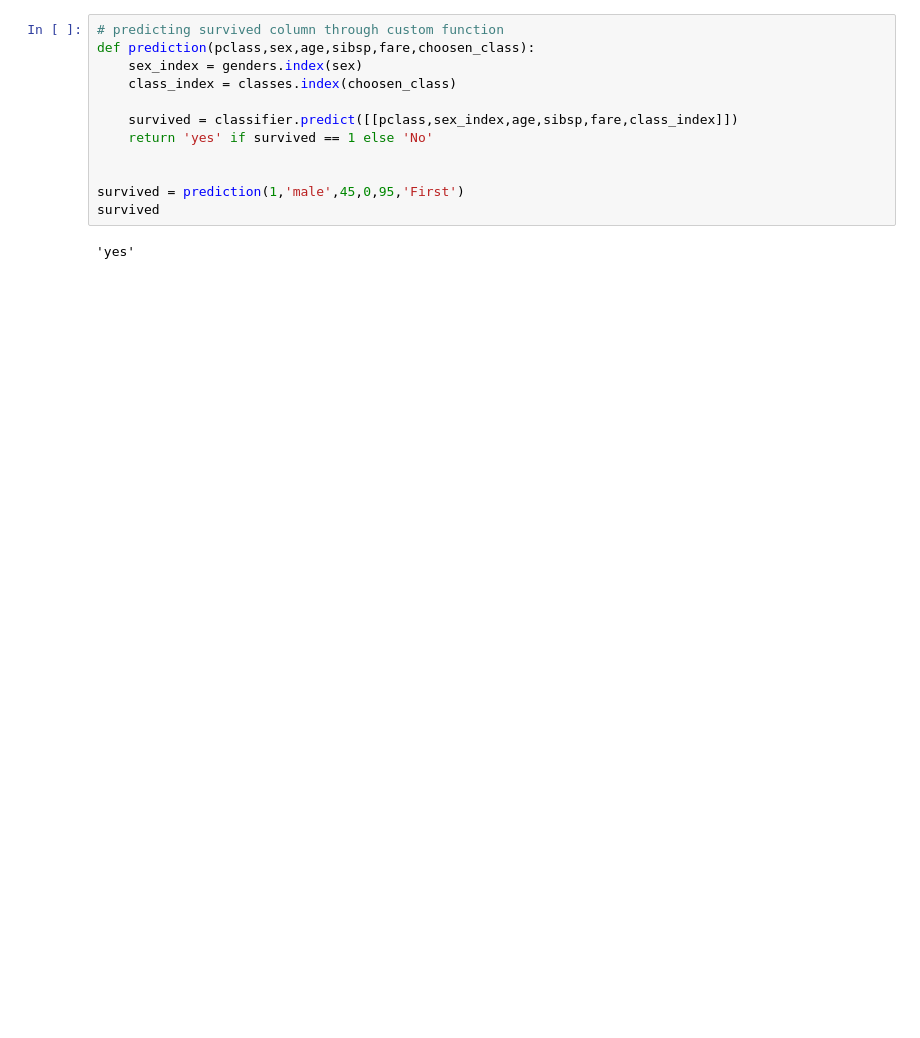
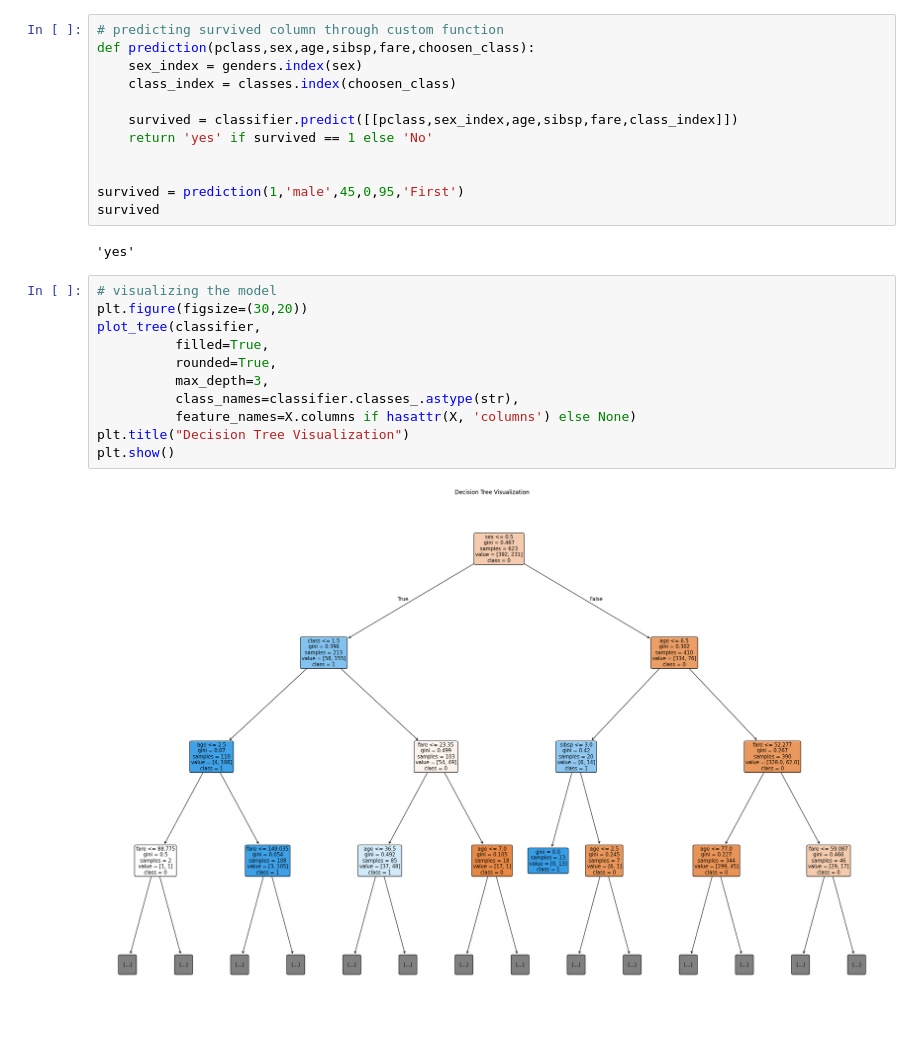
Before and after one commit to SakriyaPyakurel/ML, a Jupyter notebook: supervised_learning/07.ipynb, the cells around one changed output. Drawn from its saved outputs; the diff is of its cells as text; blank space fills up the shorter version.

Commit message:
added decision tree classifier visualization for more deeper insights into the model structure

```diff
--- a/supervised_learning/07.ipynb
+++ b/supervised_learning/07.ipynb
@@ -92,3 +93,16 @@ survived = prediction(1,'male',45,0,95,'First')
 survived
 # %% [output]
 'yes'
+# %%
+# visualizing the model
+plt.figure(figsize=(30,20))
+plot_tree(classifier,
+          filled=True,
+          rounded=True,
+          max_depth=3,
+          class_names=classifier.classes_.astype(str),
+          feature_names=X.columns if hasattr(X, 'columns') else None)
+plt.title("Decision Tree Visualization")
+plt.show()
+# %% [output]
+[figure, added]
```
Also changed, not shown: parts of 3 cells of this notebook.
